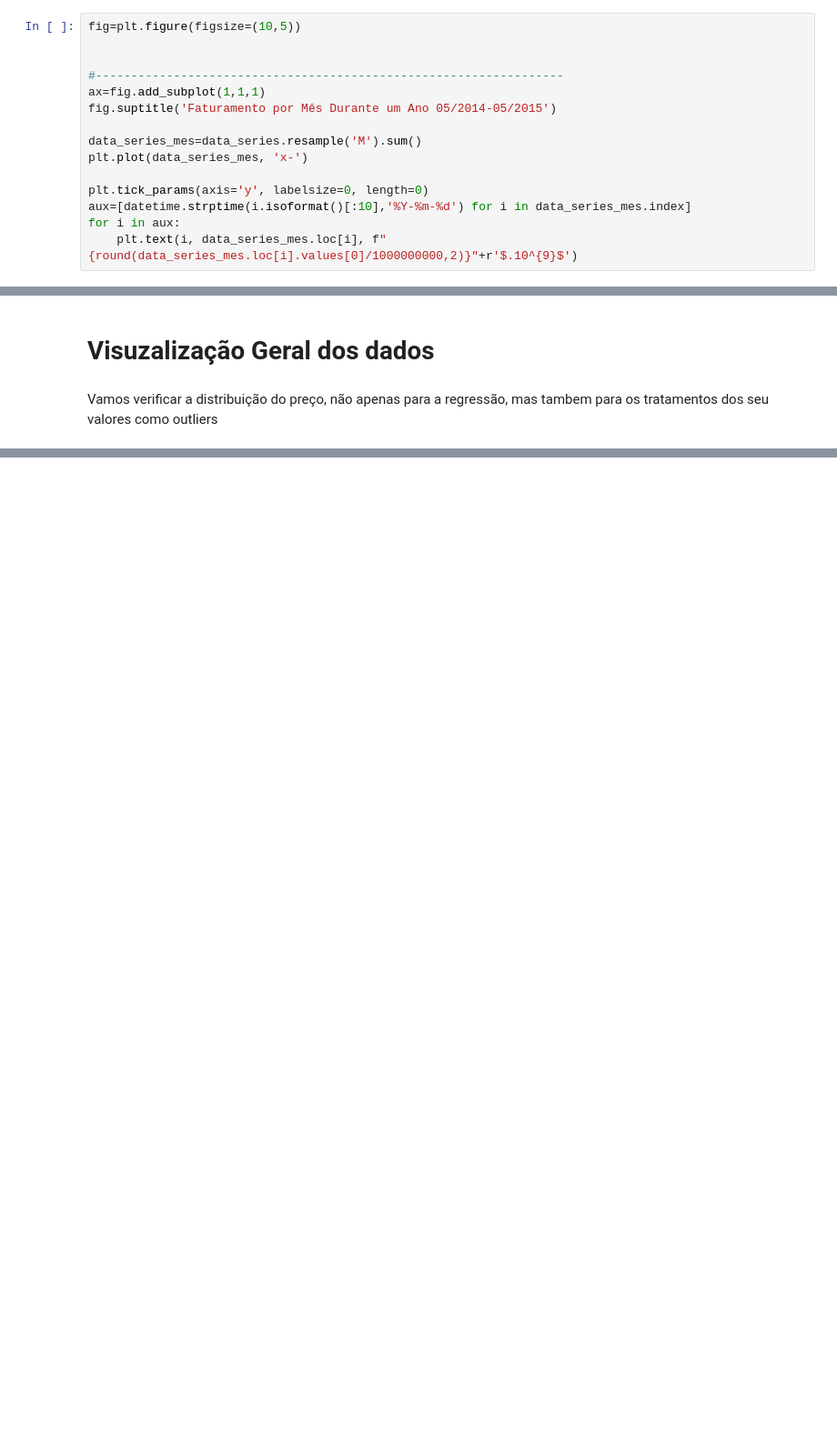
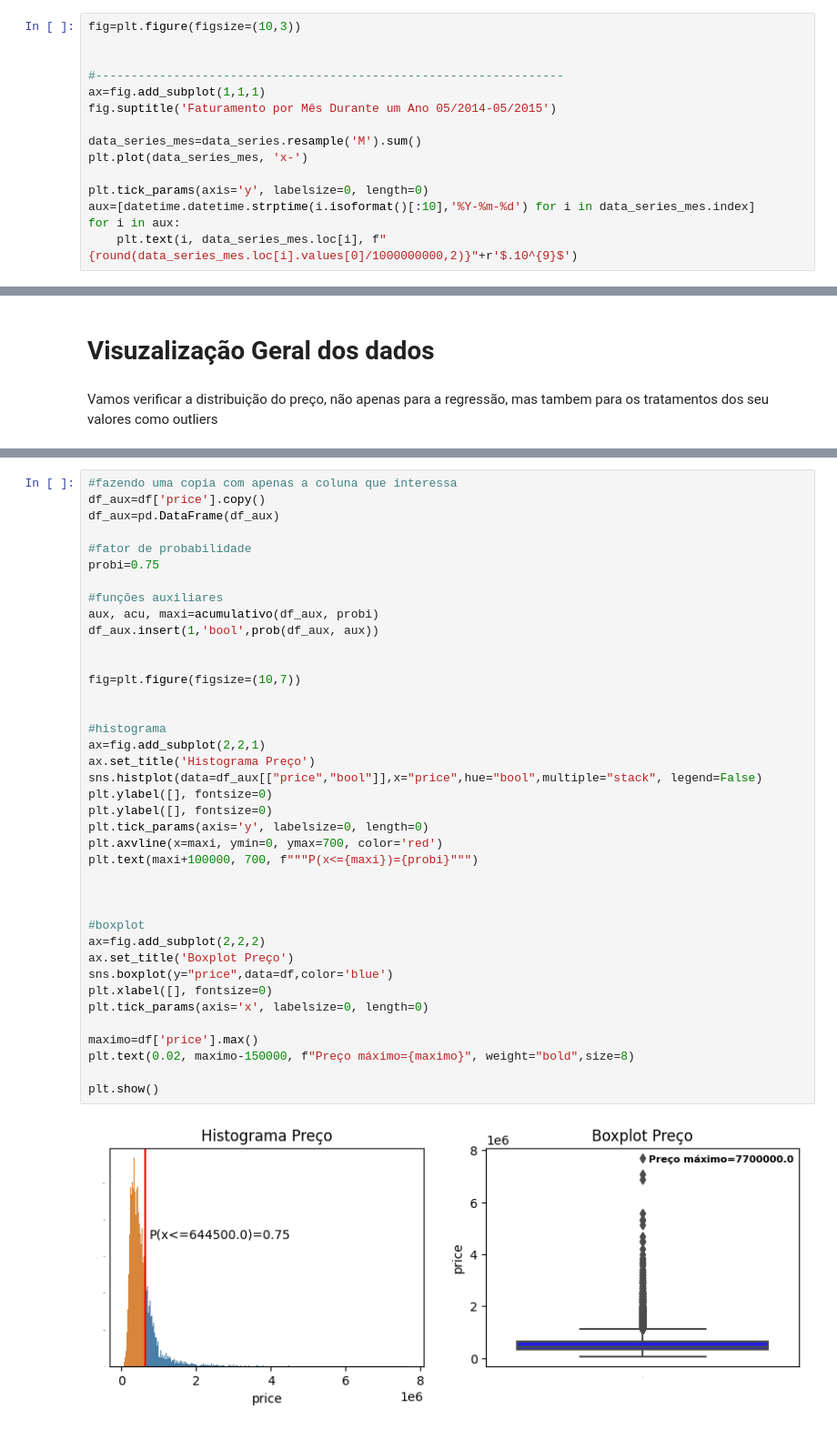
Before and after one commit to MarcioB1999/Previsao_Precos, a Jupyter notebook: Regressao_preço.ipynb, the cells around one changed output, grey strips where cells are left out. Shown at 91% size. Saved outputs shown, nothing was run; the diff lists cells and outputs as text; blank space fills up the shorter version.

```diff
--- a/Regressao_preço.ipynb
+++ b/Regressao_preço.ipynb
@@ -189,5 +152,5 @@ for i,tick in enumerate(ax.xaxis.get_ticklabels()):
 # %%
-fig=plt.figure(figsize=(10,5))
+fig=plt.figure(figsize=(10,3))
 
 
 #------------------------------------------------------------------
@@ -198,7 +161,7 @@ data_series_mes=data_series.resample('M').sum()
 plt.plot(data_series_mes, 'x-')
 
 plt.tick_params(axis='y', labelsize=0, length=0)
-aux=[datetime.strptime(i.isoformat()[:10],'%Y-%m-%d') for i in data_series_mes.index]
+aux=[datetime.datetime.strptime(i.isoformat()[:10],'%Y-%m-%d') for i in data_series_mes.index]
 for i in aux:
     plt.text(i, data_series_mes.loc[i], f"{round(data_series_mes.loc[i].values[0]/1000000000,2)}"+r'$.10^{9}$')
 # %% [output]
@@ -913,0 +211,41 @@ sns.histplot(resultados_rede_neural, kde=True, element='step')
+# %%
+#fazendo uma copia com apenas a coluna que interessa
+df_aux=df['price'].copy()
+df_aux=pd.DataFrame(df_aux)
+
+#fator de probabilidade
+probi=0.75
+
+#funções auxiliares
+aux, acu, maxi=acumulativo(df_aux, probi)
+df_aux.insert(1,'bool',prob(df_aux, aux))
+
+
+fig=plt.figure(figsize=(10,7))
+
+
+#histograma
+ax=fig.add_subplot(2,2,1)
+ax.set_title('Histograma Preço')
+sns.histplot(data=df_aux[["price","bool"]],x="price",hue="bool",multiple="stack", legend=False)
+plt.ylabel([], fontsize=0)
+plt.ylabel([], fontsize=0)
+plt.tick_params(axis='y', labelsize=0, length=0)
+plt.axvline(x=maxi, ymin=0, ymax=700, color='red')
+plt.text(maxi+100000, 700, f"""P(x<={maxi})={probi}""")
+
+
+
+#boxplot
+ax=fig.add_subplot(2,2,2)
+ax.set_title('Boxplot Preço')
+sns.boxplot(y="price",data=df,color='blue')
+plt.xlabel([], fontsize=0)
+plt.tick_params(axis='x', labelsize=0, length=0)
+
+maximo=df['price'].max()
+plt.text(0.02, maximo-150000, f"Preço máximo={maximo}", weight="bold",size=8)
+
+plt.show()
+# %% [output]
+[figure, added]
```
Also changed, not shown: parts of 99 cells of this notebook, 2 other files.
